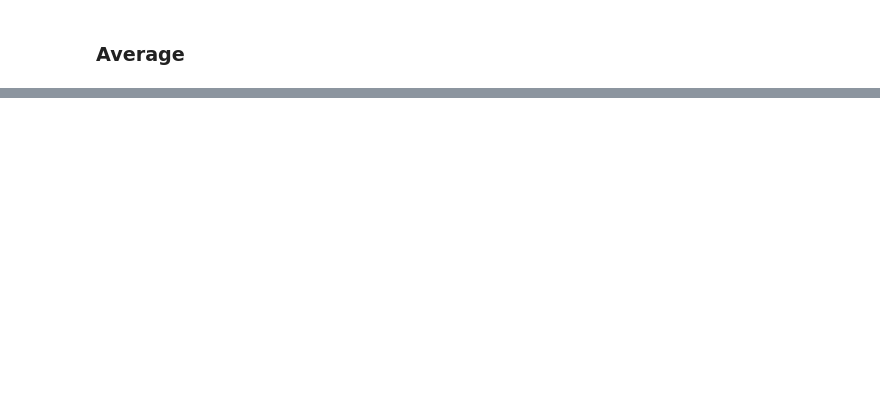
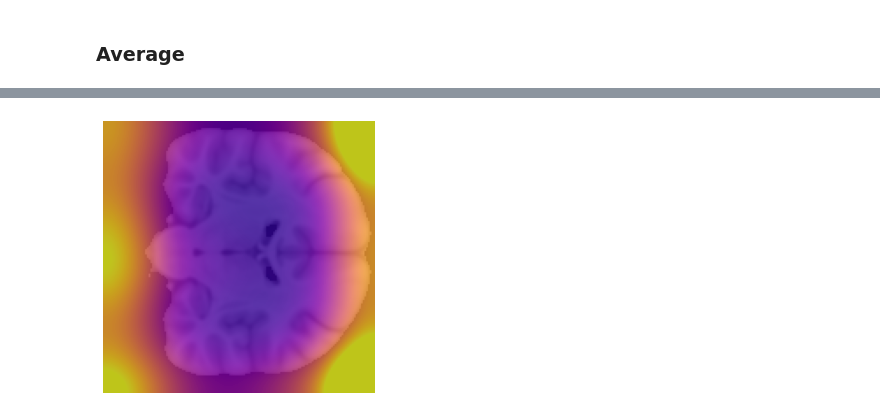
Before and after one commit to lab-midas/brainage, a Jupyter notebook: notebooks/visualization/0.0-th-grid3d.ipynb, the cells around one changed output, grey strips where cells are left out. Cells and saved outputs as stored; diff of their text form; code cells hidden in the pictures; blank space fills up the shorter version.

```diff
--- a/notebooks/visualization/0.0-th-grid3d.ipynb
+++ b/notebooks/visualization/0.0-th-grid3d.ipynb
@@ -125,0 +130,11 @@ plt.colorbar()
+# %%
+sl = 92
+sigma = 15.0
+fig = plt.figure(figsize=(7,5))
+plt.axis('off')
+plt.imshow(mni_brain[:,sl,:], cmap='gray')
+tmp = np.copy(agemaps_mean)
+plt.imshow(gaussian_filter(tmp, sigma=sigma)[:,sl,:], cmap='plasma', alpha=0.8, vmin=5.0, vmax=10.0)
+plt.savefig('Figure5b.pdf', dpi=600, transparent=False, bbox_inches='tight')
+# %% [output]
+[figure, added]
```
Also changed, not shown: parts of 19 cells of this notebook, 26 other files.
